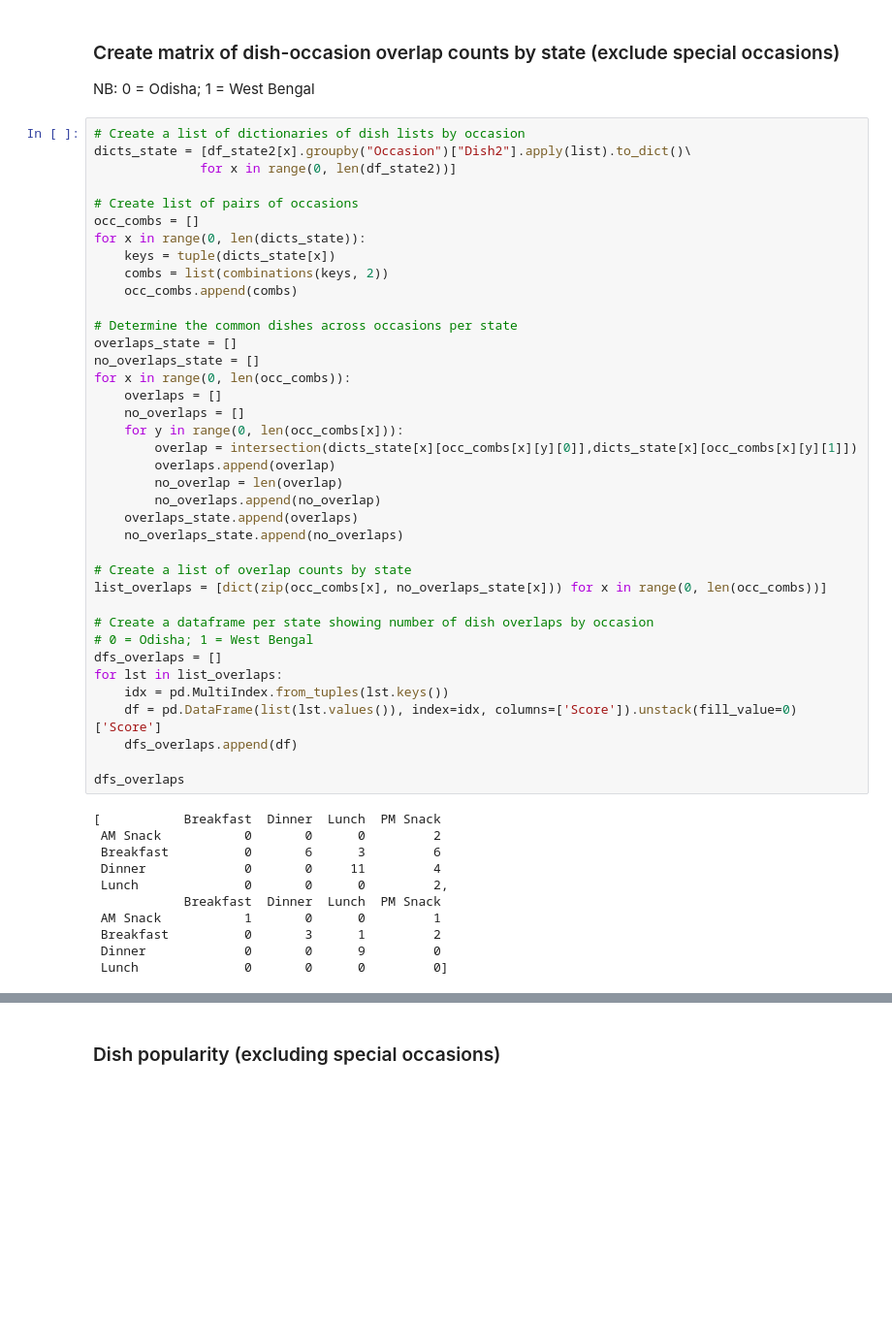
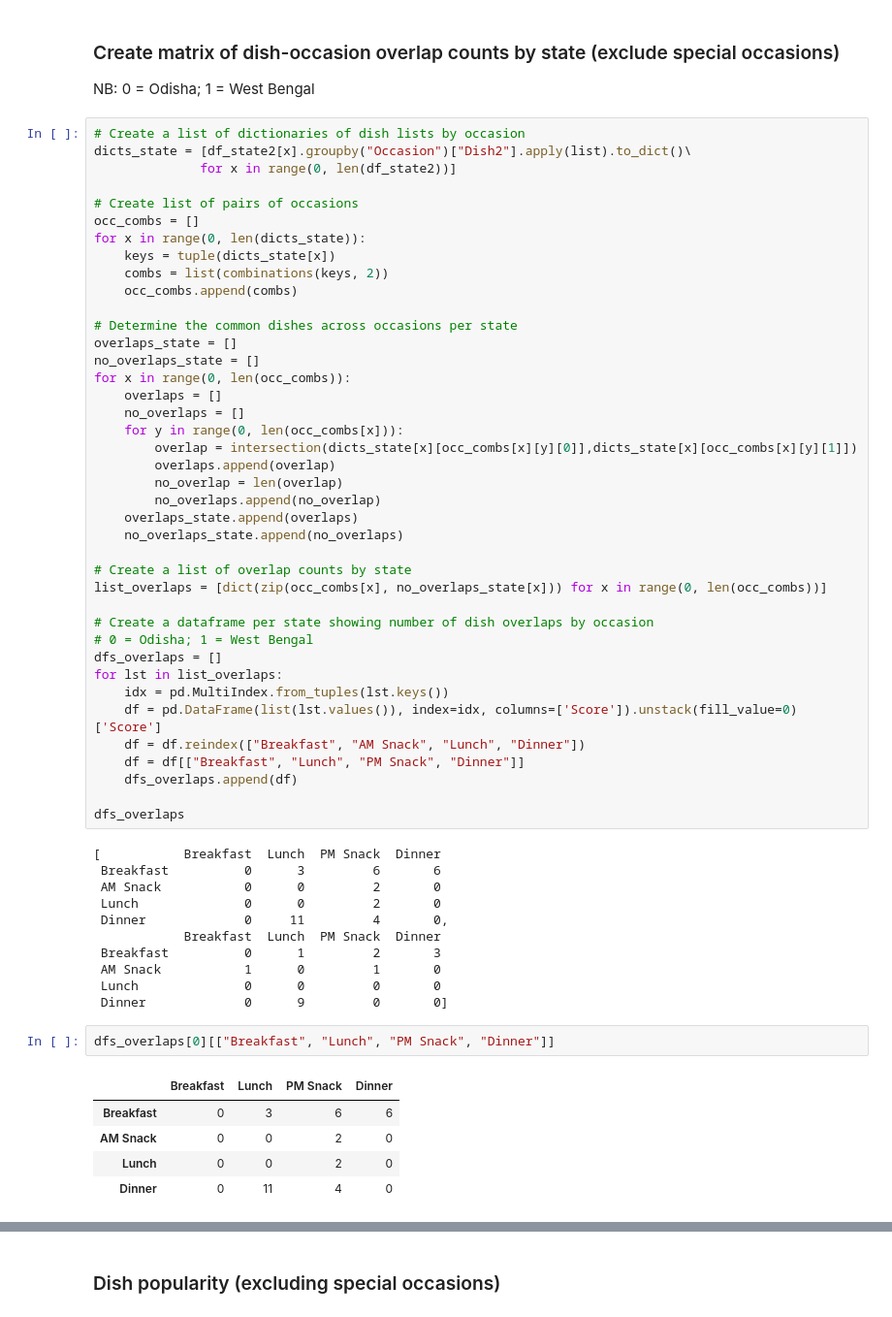
Before and after one commit to rochiecuevas/FoodChoice, a Jupyter notebook: Expert_Elicitation.ipynb, the cells around one changed output, grey strips where cells are left out. Shown at 97% size. Saved outputs shown, nothing was run; the diff lists cells and outputs as text; blank space fills up the shorter version.

```diff
--- a/Expert_Elicitation.ipynb
+++ b/Expert_Elicitation.ipynb
@@ -345,20 +345,30 @@ dfs_overlaps = []
 for lst in list_overlaps:
     idx = pd.MultiIndex.from_tuples(lst.keys())
     df = pd.DataFrame(list(lst.values()), index=idx, columns=['Score']).unstack(fill_value=0)['Score']
+    df = df.reindex(["Breakfast", "AM Snack", "Lunch", "Dinner"])
+    df = df[["Breakfast", "Lunch", "PM Snack", "Dinner"]]
     dfs_overlaps.append(df)
 
 dfs_overlaps
 # %% [output]
-[           Breakfast  Dinner  Lunch  PM Snack
- AM Snack           0       0      0         2
- Breakfast          0       6      3         6
- Dinner             0       0     11         4
- Lunch              0       0      0         2,
-            Breakfast  Dinner  Lunch  PM Snack
- AM Snack           1       0      0         1
- Breakfast          0       3      1         2
- Dinner             0       0      9         0
- Lunch              0       0      0         0]
+[           Breakfast  Lunch  PM Snack  Dinner
+ Breakfast          0      3         6       6
+ AM Snack           0      0         2       0
+ Lunch              0      0         2       0
+ Dinner             0     11         4       0,
+            Breakfast  Lunch  PM Snack  Dinner
+ Breakfast          0      1         2       3
+ AM Snack           1      0         1       0
+ Lunch              0      0         0       0
+ Dinner             0      9         0       0]
+# %%
+dfs_overlaps[0][["Breakfast", "Lunch", "PM Snack", "Dinner"]]
+# %% [output]
+|  | Breakfast | Lunch | PM Snack | Dinner |
+| Breakfast | 0 | 3 | 6 | 6 |
+| AM Snack | 0 | 0 | 2 | 0 |
+| Lunch | 0 | 0 | 2 | 0 |
+| Dinner | 0 | 11 | 4 | 0 |
 # %%
 # Create a heatmap based on overlaps of dishes, by state
 fig, ax = plt.subplots(figsize = (10,8))
```
Also changed, not shown: parts of 2 cells of this notebook, 4 other files.
